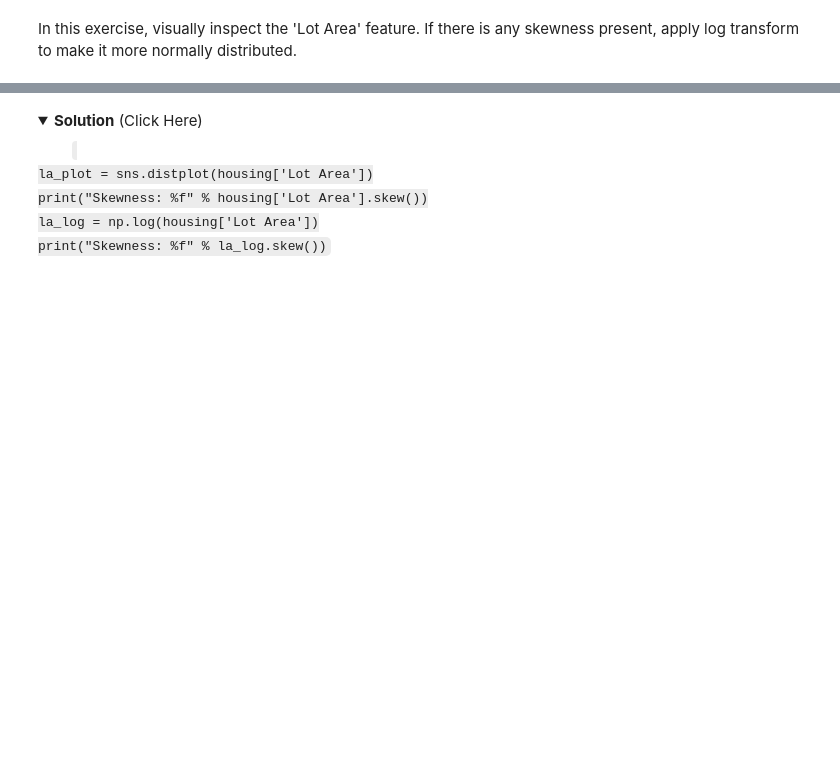
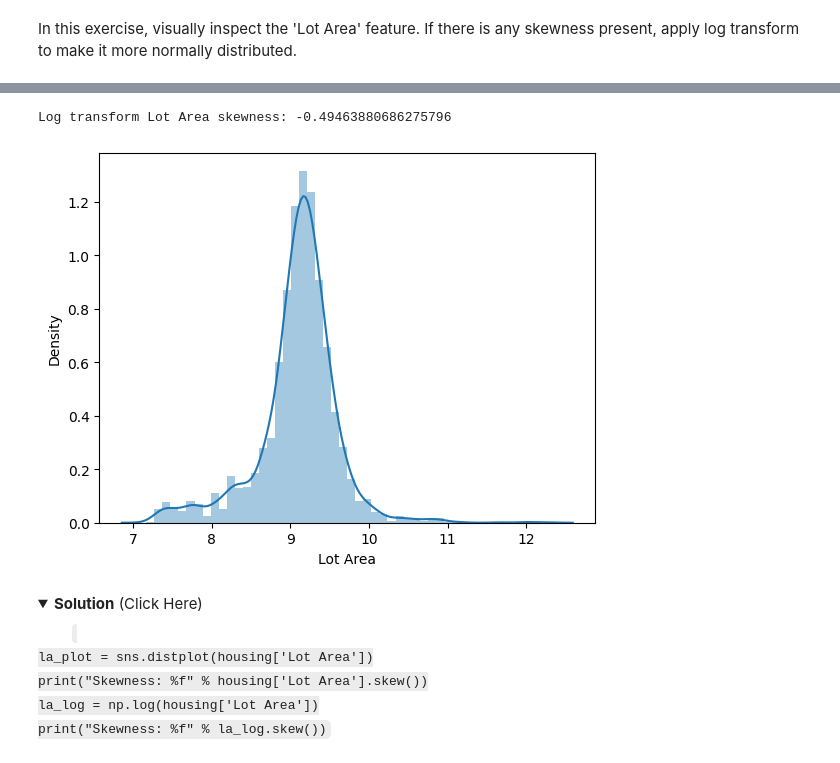
Before and after one commit to kstp0011/Coursera, a Jupyter notebook: Exploratory Data Analysis for Machine Learning/Data_Cleaning_Lab.ipynb, the cells around one changed output, grey strips where cells are left out. Saved outputs shown, nothing was run; the diff lists cells and outputs as text; code cells hidden in the pictures; folded sections open; blank space fills up the shorter version.

```diff
--- a/Exploratory Data Analysis for Machine Learning/Data_Cleaning_Lab.ipynb
+++ b/Exploratory Data Analysis for Machine Learning/Data_Cleaning_Lab.ipynb
@@ -184,3 +239,10 @@ In this exercise, visually inspect the 'Lot Area' feature. If there is any skewn
+# %%
+LotAreaLogTransform = np.log(housing["Lot Area"])
+sns.distplot(LotAreaLogTransform)
+print("Log transform Lot Area skewness:", LotAreaLogTransform.skew())
+# %% [output]
+Log transform Lot Area skewness: -0.49463880686275796
+[figure, added]
 # %% [markdown]
 <details>
 <summary><strong>Solution</strong> (Click Here)</summary>
```
Also changed, not shown: parts of 45 cells of this notebook.
